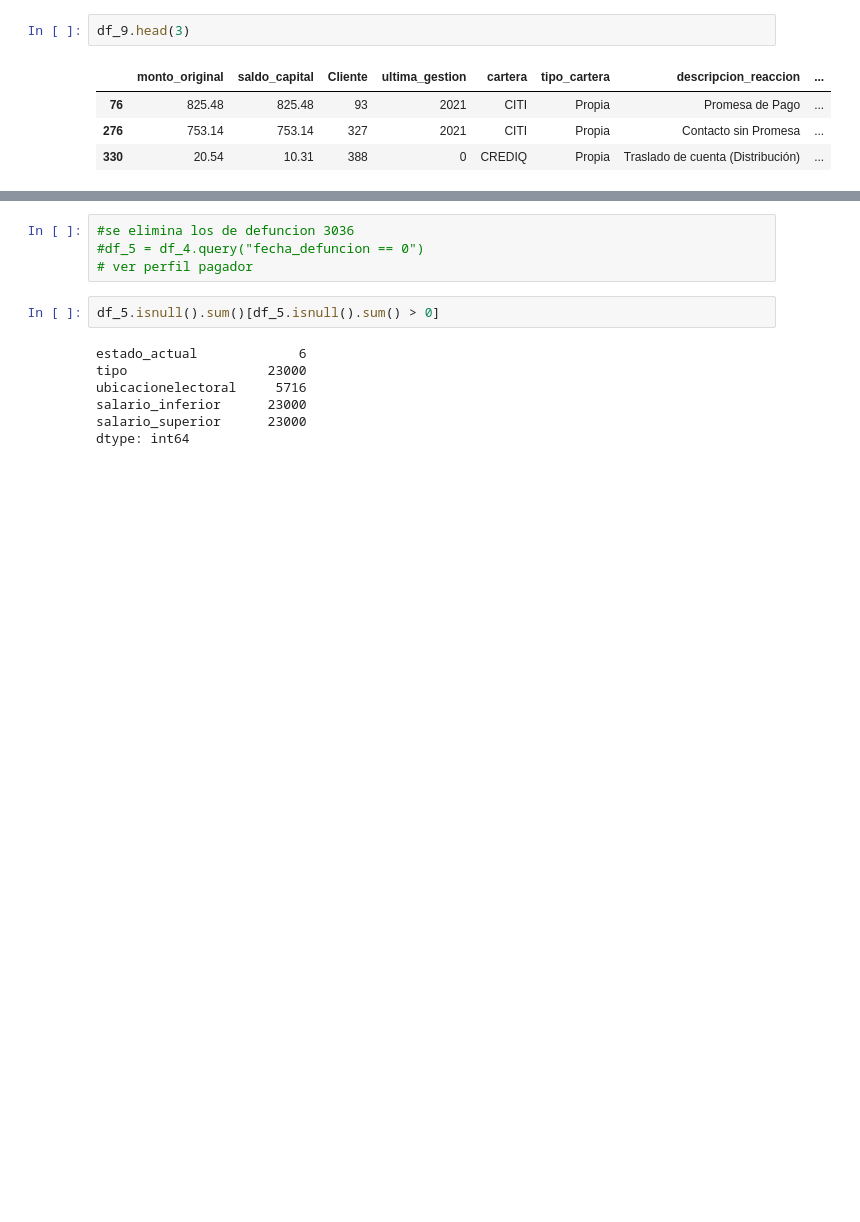
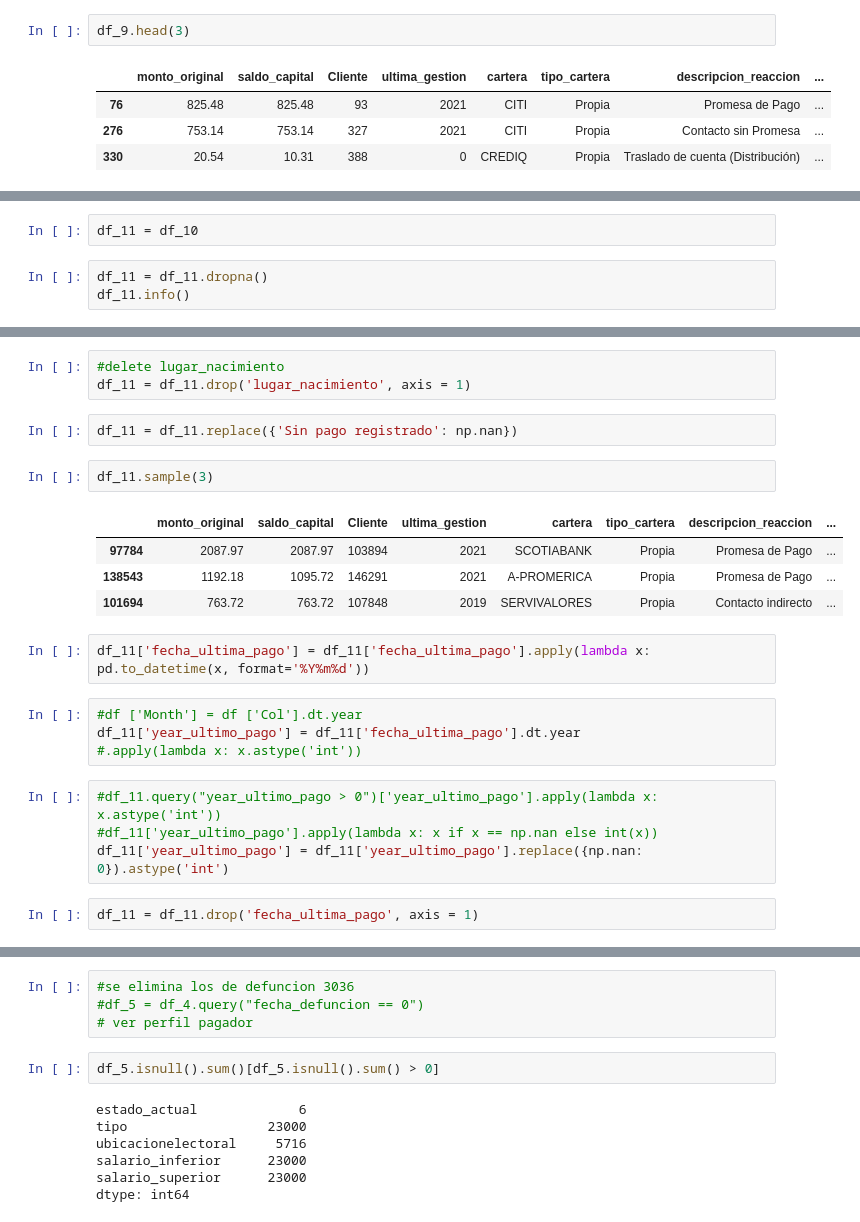
Before and after one commit to JoseDiego101/IMMUNE, a Jupyter notebook: capstone.ipynb, the cells around one changed output, grey strips where cells are left out. Cells and saved outputs as stored; diff of their text form; blank space fills up the shorter version.

```diff
--- a/capstone.ipynb
+++ b/capstone.ipynb
@@ -540,0 +594,5 @@ df_9.head(3)
+# %%
+df_11 = df_10
+# %%
+df_11 = df_11.dropna()
+df_11.info()
@@ -540,0 +617,24 @@ df_9.head(3)
+# %%
+#delete lugar_nacimiento
+df_11 = df_11.drop('lugar_nacimiento', axis = 1)
+# %%
+df_11 = df_11.replace({'Sin pago registrado': np.nan})
+# %%
+df_11.sample(3)
+# %% [output]
+|  | monto_original | saldo_capital | Cliente | ultima_gestion | cartera | tipo_cartera | descripcion_reaccion | ... |
+| 97784 | 2087.97 | 2087.97 | 103894 | 2021 | SCOTIABANK | Propia | Promesa de Pago | ... |
+| 138543 | 1192.18 | 1095.72 | 146291 | 2021 | A-PROMERICA | Propia | Promesa de Pago | ... |
+| 101694 | 763.72 | 763.72 | 107848 | 2019 | SERVIVALORES | Propia | Contacto indirecto | ... |
+# %%
+df_11['fecha_ultima_pago'] = df_11['fecha_ultima_pago'].apply(lambda x: pd.to_datetime(x, format='%Y%m%d'))
+# %%
+#df ['Month'] = df ['Col'].dt.year
+df_11['year_ultimo_pago'] = df_11['fecha_ultima_pago'].dt.year
+#.apply(lambda x: x.astype('int'))
+# %%
+#df_11.query("year_ultimo_pago > 0")['year_ultimo_pago'].apply(lambda x: x.astype('int'))
+#df_11['year_ultimo_pago'].apply(lambda x: x if x == np.nan else int(x))
+df_11['year_ultimo_pago'] = df_11['year_ultimo_pago'].replace({np.nan: 0}).astype('int')
+# %%
+df_11 = df_11.drop('fecha_ultima_pago', axis = 1)
```
Also changed, not shown: parts of 24 cells of this notebook.
